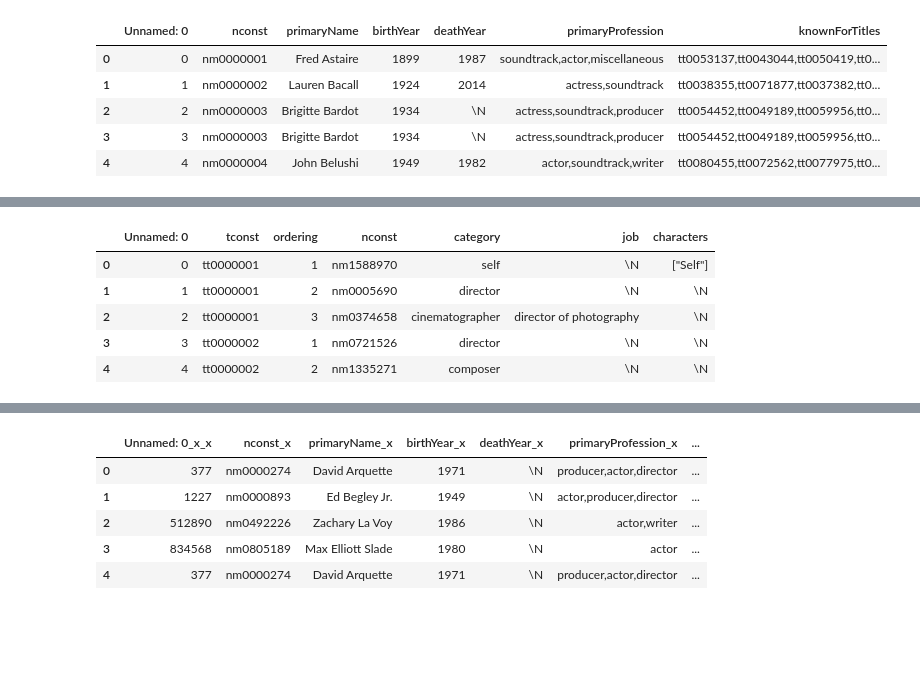
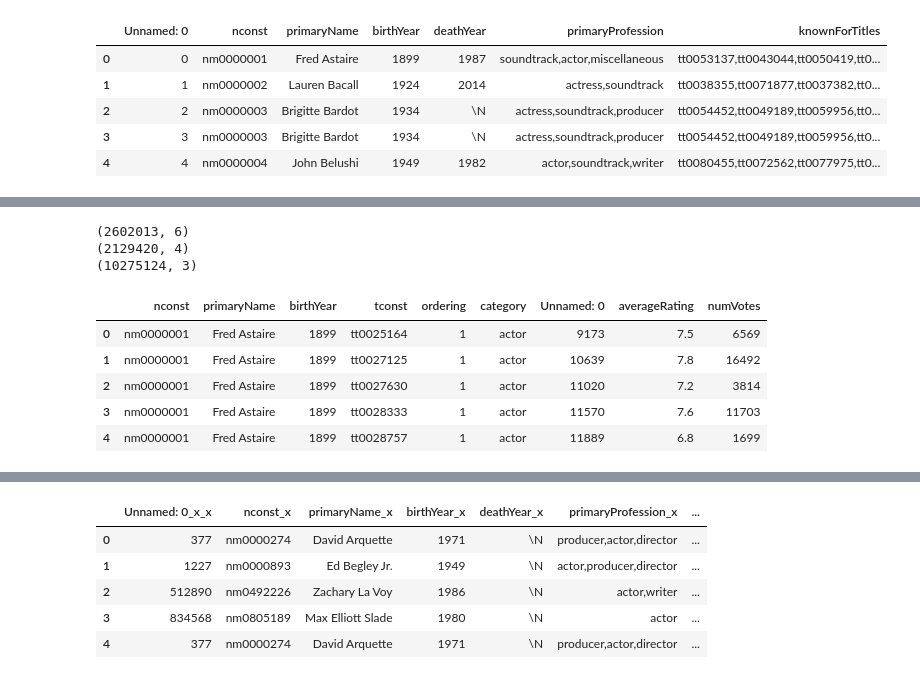
Before and after one commit to Akashpandey82/google-colab, a Jupyter notebook: Practicenotebook_.ipynb, the cells around one changed output, grey strips where cells are left out. Drawn from its saved outputs; the diff is of its cells as text; code cells hidden in the pictures; blank space fills up the shorter version.

```diff
--- a/Practicenotebook_.ipynb
+++ b/Practicenotebook_.ipynb
@@ -27,0 +347,4 @@ principal = pd.read_csv(fp6)
+# %%
+principal=principal[principal['category']=='actor']
+principal=principal[principal['ordering'] == 1]
+principal.head()
@@ -27,0 +358,3 @@ principal = pd.read_csv(fp6)
+# %%
+data_name= pd.merge(name_basics,principal,on='nconst')
+data_name.head()
@@ -28,9 +368,21 @@ principal = pd.read_csv(fp6)
+# %%
+print(data_name.shape)
+print(principal.shape)
+print(name_basics.shape)
+# %% [output]
+(2602013, 6)
+(2129420, 4)
+(10275124, 3)
+# %%
+ratings_data=pd.read_csv(fp7)
+# %%
+name_ratings_data= pd.merge(data_name,ratings_data,on='tconst')
 # %%
-principal.head()
+name_ratings_data.head()
 # %% [output]
-|  | Unnamed: 0 | tconst | ordering | nconst | category | job | characters |
-| 0 | 0 | tt0000001 | 1 | nm1588970 | self | \N | ["Self"] |
-| 1 | 1 | tt0000001 | 2 | nm0005690 | director | \N | \N |
-| 2 | 2 | tt0000001 | 3 | nm0374658 | cinematographer | director of photography | \N |
-| 3 | 3 | tt0000002 | 1 | nm0721526 | director | \N | \N |
-| 4 | 4 | tt0000002 | 2 | nm1335271 | composer | \N | \N |
+|  | nconst | primaryName | birthYear | tconst | ordering | category | Unnamed: 0 | averageRating | numVotes |
+| 0 | nm0000001 | Fred Astaire | 1899 | tt0025164 | 1 | actor | 9173 | 7.5 | 6569 |
+| 1 | nm0000001 | Fred Astaire | 1899 | tt0027125 | 1 | actor | 10639 | 7.8 | 16492 |
+| 2 | nm0000001 | Fred Astaire | 1899 | tt0027630 | 1 | actor | 11020 | 7.2 | 3814 |
+| 3 | nm0000001 | Fred Astaire | 1899 | tt0028333 | 1 | actor | 11570 | 7.6 | 11703 |
+| 4 | nm0000001 | Fred Astaire | 1899 | tt0028757 | 1 | actor | 11889 | 6.8 | 1699 |
```
Also changed, not shown: parts of 75 cells of this notebook.
